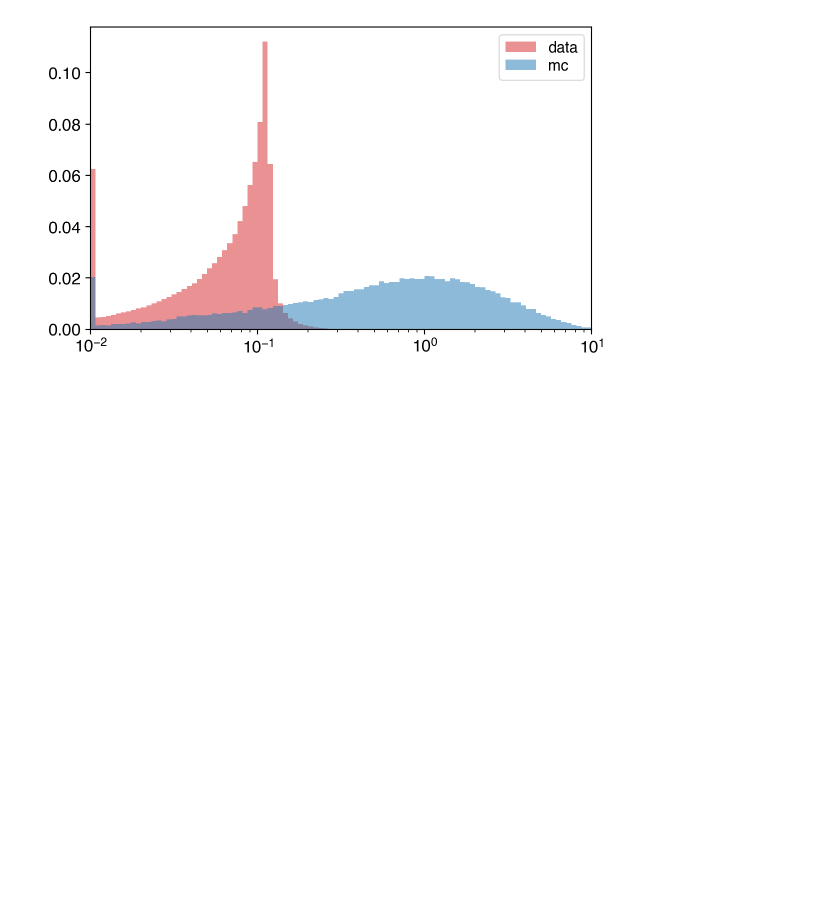
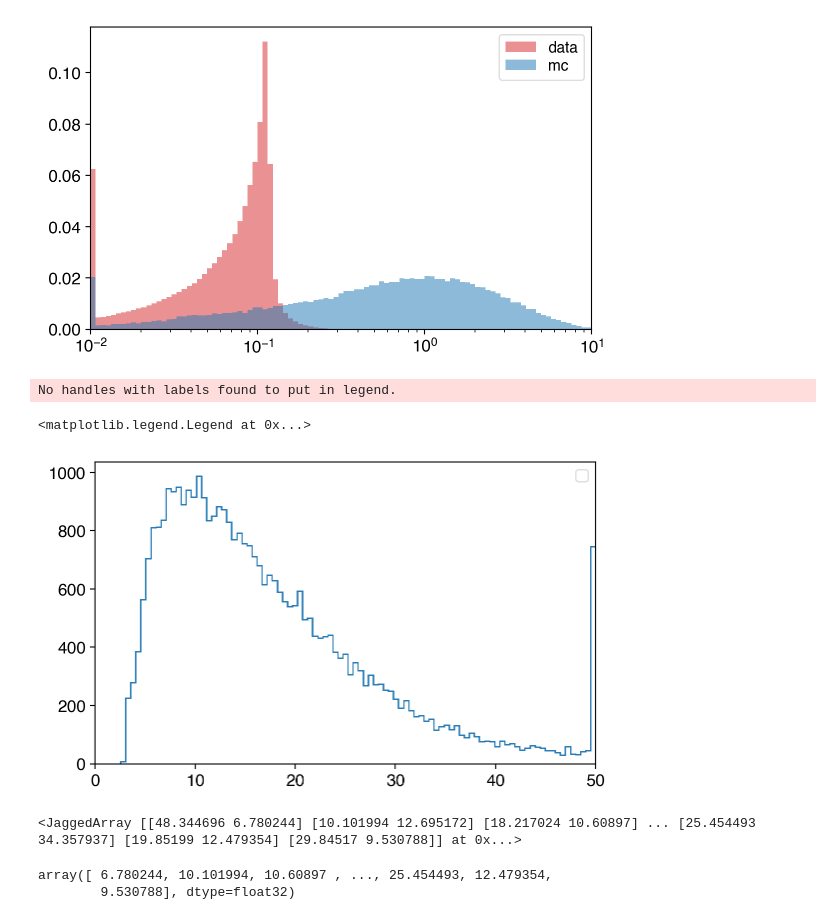
Before and after one commit to usarica/scouting, a Jupyter notebook: analysis/example.ipynb, the cells around one changed output. Cells and saved outputs as stored; diff of their text form; code cells hidden in the pictures; blank space fills up the shorter version.

```diff
--- a/analysis/example.ipynb
+++ b/analysis/example.ipynb
@@ -67,3 +67,24 @@ ax.legend()
 # %% [output]
 <matplotlib.legend.Legend at 0x...>
 [figure]
+# %%
+# dvar = {}
+fig,ax = plt.subplots()
+
+bins = np.linspace(0,50,100)
+def plot(var,label):
+    counts,edges = numba_histogram(var,bins=bins,overflow=True)
+#     ax.step(x=edges,y=np.append(counts,0),where="post",label=label,color="C3")
+    ax.hist(edges[:-1],edges,weights=counts,histtype="step")
+
+plot(np.abs(tmc.array("Muon_pt",**readkw)[:,1].flatten()),"mc")
+
+
+ax.set_ylim(0,ax.get_ylim()[-1])
+# ax.set_xscale("log")
+# ax.set_yscale("log")
+ax.legend()
+# %% [output]
+No handles with labels found to put in legend.
+<matplotlib.legend.Legend at 0x...>
+[figure, added]
@@ -69,0 +93,9 @@ ax.legend()
+# %%
+pts
+# %% [output]
+<JaggedArray [[48.344696 6.780244] [10.101994 12.695172] [18.217024 10.60897] ... [25.454493 34.357937] [19.85199 12.479354] [29.84517 9.530788]] at 0x...>
+# %%
+pts.min()
+# %% [output]
+array([ 6.780244, 10.101994, 10.60897 , ..., 25.454493, 12.479354,
+        9.530788], dtype=float32)
```
Also changed, not shown: parts of 1 cell of this notebook, 3 other files.
